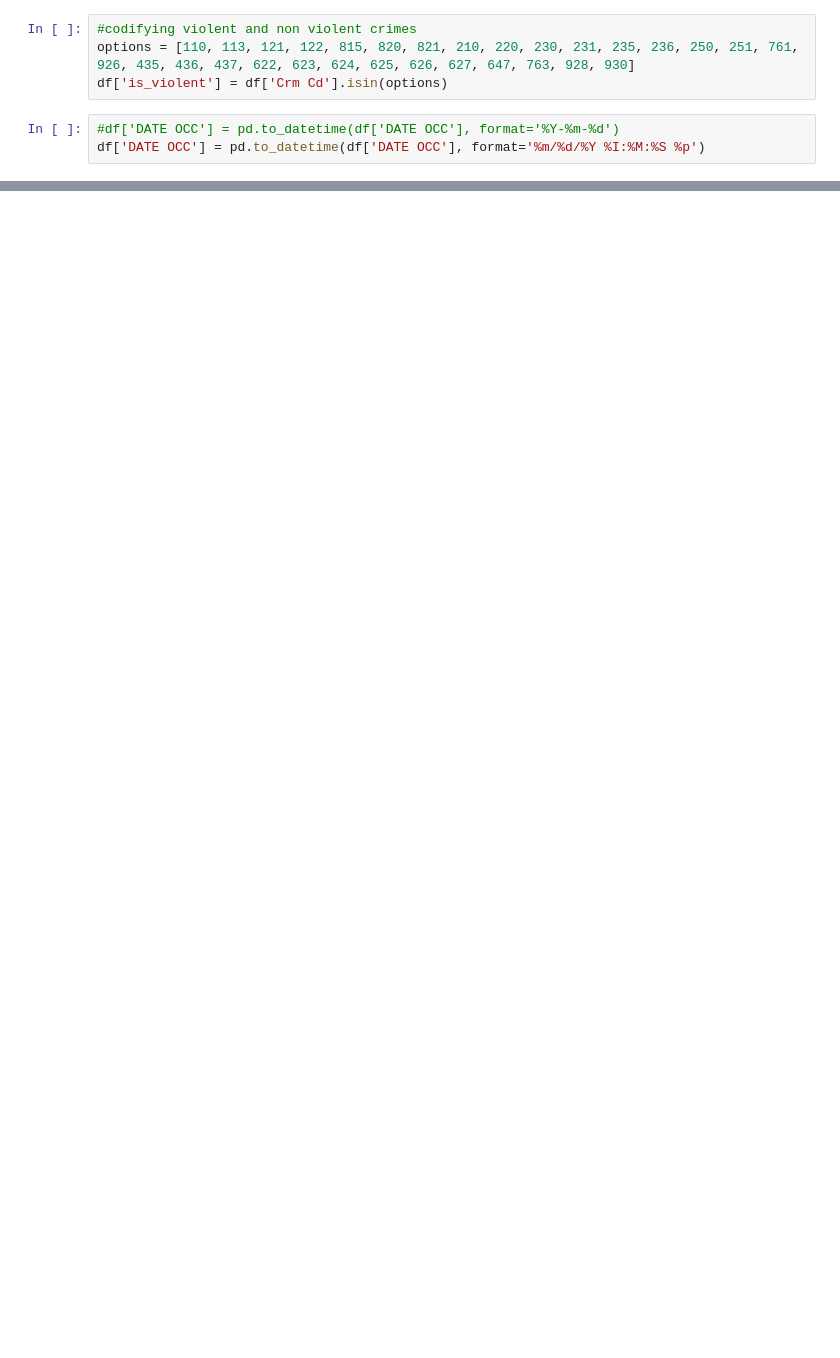
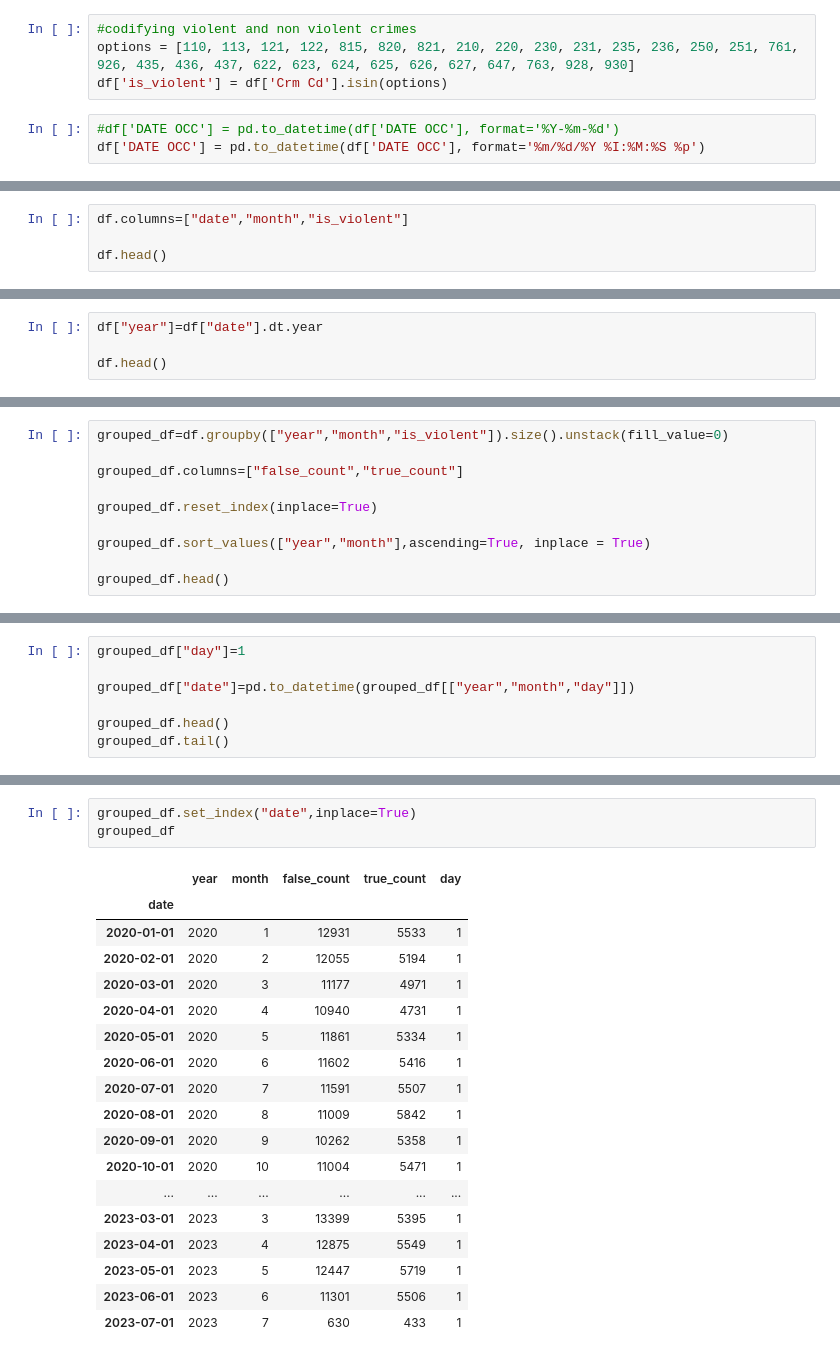
Before and after one commit to Ed-Lovera/AI-PT-Project-1, a Jupyter notebook: Micah/Untitled.ipynb, the cells around one changed output, grey strips where cells are left out. Cells and saved outputs as stored; diff of their text form; blank space fills up the shorter version.

```diff
--- a/Micah/Untitled.ipynb
+++ b/Micah/Untitled.ipynb
@@ -65,0 +96,4 @@ df_violent.plot.scatter(x="Months", y="DATE OCC", figsize=(10, 6), title="Violen
+# %%
+df.columns=["date","month","is_violent"]
+
+df.head()
@@ -65,0 +120,4 @@ df_violent.plot.scatter(x="Months", y="DATE OCC", figsize=(10, 6), title="Violen
+# %%
+df["year"]=df["date"].dt.year
+
+df.head()
@@ -65,0 +131,10 @@ df_violent.plot.scatter(x="Months", y="DATE OCC", figsize=(10, 6), title="Violen
+# %%
+grouped_df=df.groupby(["year","month","is_violent"]).size().unstack(fill_value=0)
+
+grouped_df.columns=["false_count","true_count"]
+
+grouped_df.reset_index(inplace=True)
+
+grouped_df.sort_values(["year","month"],ascending=True, inplace = True)
+
+grouped_df.head()
@@ -65,0 +148,7 @@ df_violent.plot.scatter(x="Months", y="DATE OCC", figsize=(10, 6), title="Violen
+# %%
+grouped_df["day"]=1
+
+grouped_df["date"]=pd.to_datetime(grouped_df[["year","month","day"]])
+
+grouped_df.head()
+grouped_df.tail()
@@ -65,0 +162,22 @@ df_violent.plot.scatter(x="Months", y="DATE OCC", figsize=(10, 6), title="Violen
+# %%
+grouped_df.set_index("date",inplace=True)
+grouped_df
+# %% [output]
+|  | year | month | false_count | true_count | day |
+| date |  |  |  |  |  |
+| 2020-01-01 | 2020 | 1 | 12931 | 5533 | 1 |
+| 2020-02-01 | 2020 | 2 | 12055 | 5194 | 1 |
+| 2020-03-01 | 2020 | 3 | 11177 | 4971 | 1 |
+| 2020-04-01 | 2020 | 4 | 10940 | 4731 | 1 |
+| 2020-05-01 | 2020 | 5 | 11861 | 5334 | 1 |
+| 2020-06-01 | 2020 | 6 | 11602 | 5416 | 1 |
+| 2020-07-01 | 2020 | 7 | 11591 | 5507 | 1 |
+| 2020-08-01 | 2020 | 8 | 11009 | 5842 | 1 |
+| 2020-09-01 | 2020 | 9 | 10262 | 5358 | 1 |
+| 2020-10-01 | 2020 | 10 | 11004 | 5471 | 1 |
+| ... | ... | ... | ... | ... | ... |
+| 2023-03-01 | 2023 | 3 | 13399 | 5395 | 1 |
+| 2023-04-01 | 2023 | 4 | 12875 | 5549 | 1 |
+| 2023-05-01 | 2023 | 5 | 12447 | 5719 | 1 |
+| 2023-06-01 | 2023 | 6 | 11301 | 5506 | 1 |
+| 2023-07-01 | 2023 | 7 | 630 | 433 | 1 |
```
Also changed, not shown: parts of 16 cells of this notebook.
